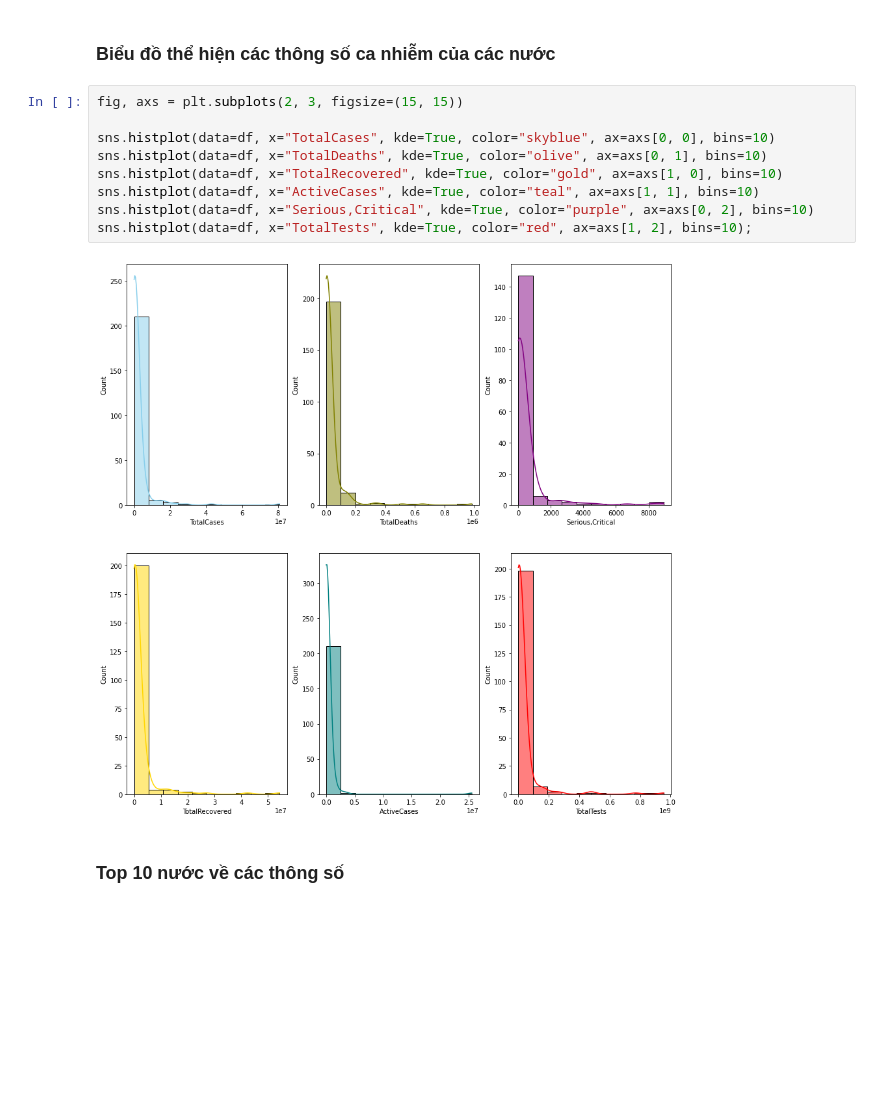
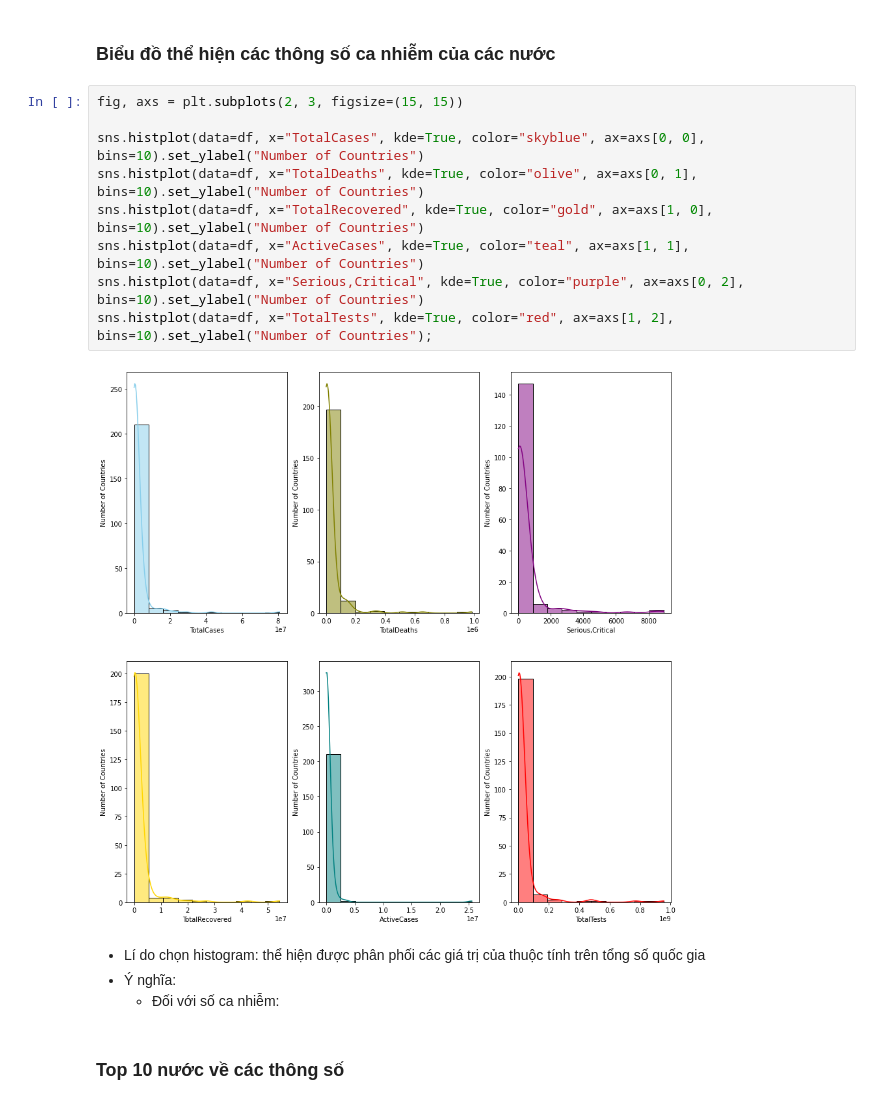
Before and after one commit to trinhhinh729/Lab1---DataVisualization, a Jupyter notebook: Analysis&Visualization.ipynb, the cells around one changed output. Cells and saved outputs as stored; diff of their text form; blank space fills up the shorter version.

```diff
--- a/Analysis&Visualization.ipynb
+++ b/Analysis&Visualization.ipynb
@@ -69,14 +69,18 @@ sns.pairplot(df[col]);
 # %%
 fig, axs = plt.subplots(2, 3, figsize=(15, 15))
 
-sns.histplot(data=df, x="TotalCases", kde=True, color="skyblue", ax=axs[0, 0], bins=10)
-sns.histplot(data=df, x="TotalDeaths", kde=True, color="olive", ax=axs[0, 1], bins=10)
-sns.histplot(data=df, x="TotalRecovered", kde=True, color="gold", ax=axs[1, 0], bins=10)
-sns.histplot(data=df, x="ActiveCases", kde=True, color="teal", ax=axs[1, 1], bins=10)
-sns.histplot(data=df, x="Serious,Critical", kde=True, color="purple", ax=axs[0, 2], bins=10)
-sns.histplot(data=df, x="TotalTests", kde=True, color="red", ax=axs[1, 2], bins=10);
+sns.histplot(data=df, x="TotalCases", kde=True, color="skyblue", ax=axs[0, 0], bins=10).set_ylabel("Number of Countries")
+sns.histplot(data=df, x="TotalDeaths", kde=True, color="olive", ax=axs[0, 1], bins=10).set_ylabel("Number of Countries")
+sns.histplot(data=df, x="TotalRecovered", kde=True, color="gold", ax=axs[1, 0], bins=10).set_ylabel("Number of Countries")
+sns.histplot(data=df, x="ActiveCases", kde=True, color="teal", ax=axs[1, 1], bins=10).set_ylabel("Number of Countries")
+sns.histplot(data=df, x="Serious,Critical", kde=True, color="purple", ax=axs[0, 2], bins=10).set_ylabel("Number of Countries")
+sns.histplot(data=df, x="TotalTests", kde=True, color="red", ax=axs[1, 2], bins=10).set_ylabel("Number of Countries");
 # %% [output]
-[figure, old version]
+[figure, new version]
+# %% [markdown]
+- Lí do chọn histogram: thể hiện được phân phối các giá trị của thuộc tính trên tổng số quốc gia
+- Ý nghĩa:
+    - Đối với số ca nhiễm:
 # %% [markdown]
 ### Top 10 nước về các thông số
 # %%
```
Also changed, not shown: parts of 5 cells of this notebook, 1 other file.
